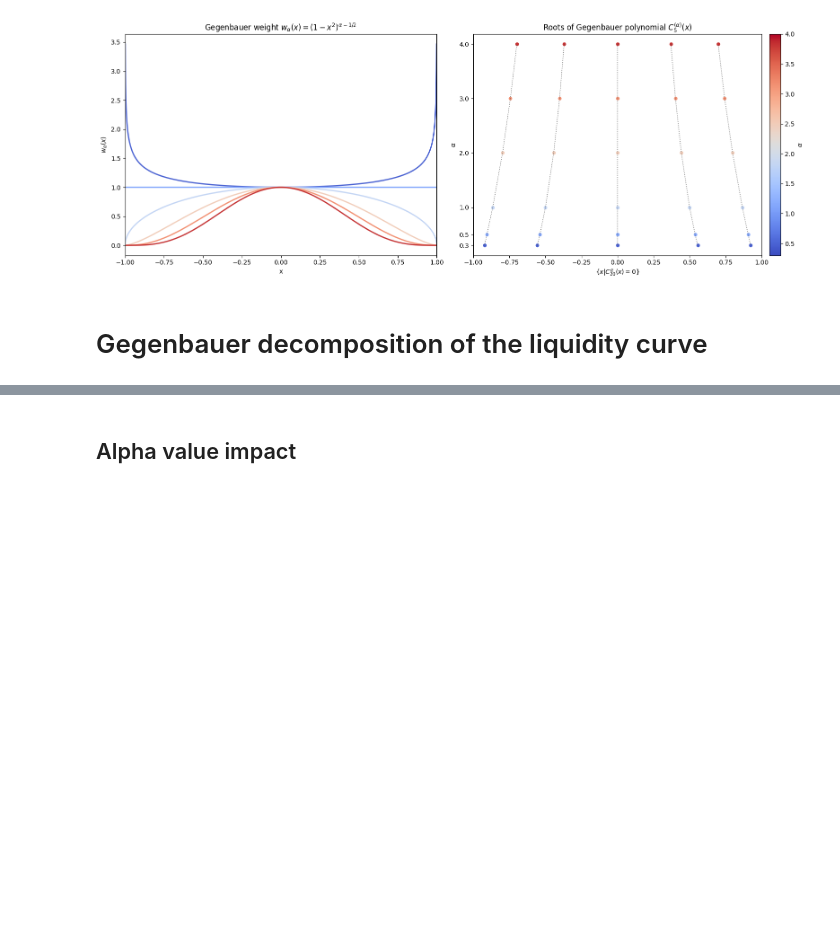
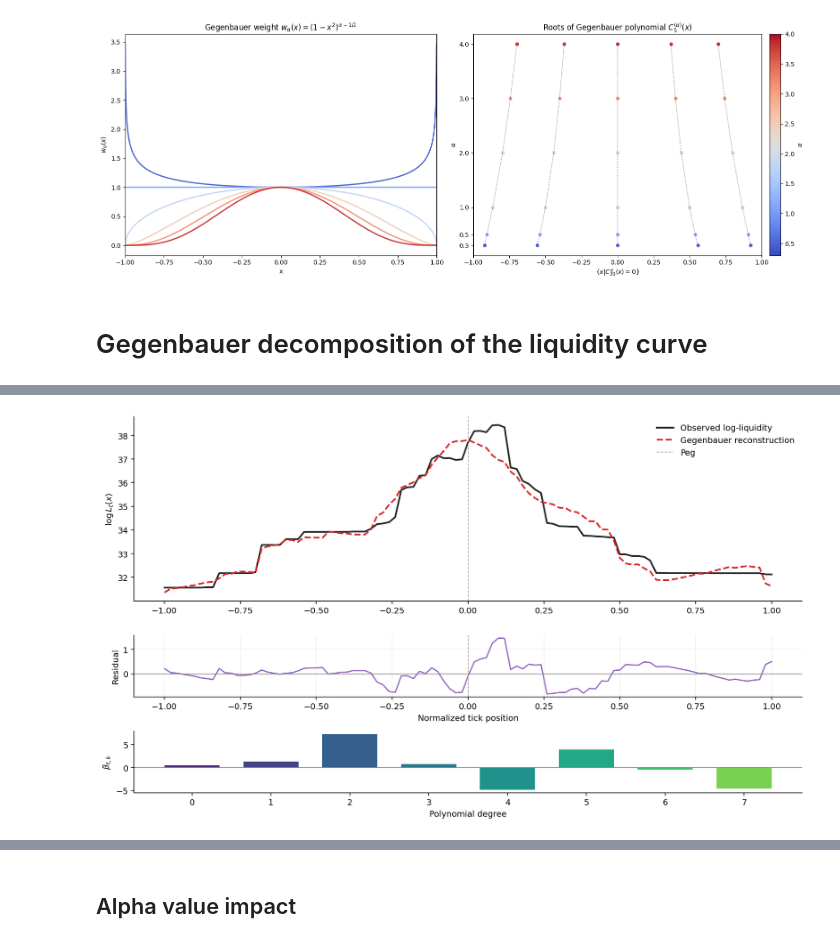
Before and after one commit to QuantLet/onchain-insights, a Jupyter notebook: 7. Gegenbauer Polynomials/code.ipynb, the cells around one changed output, grey strips where cells are left out. Cells and saved outputs as stored; diff of their text form; code cells hidden in the pictures; blank space fills up the shorter version.

```diff
--- a/7. Gegenbauer Polynomials/code.ipynb
+++ b/7. Gegenbauer Polynomials/code.ipynb
@@ -209,0 +532,74 @@ fig.savefig('./gegenbauer_scores_comparison.png', dpi=300, transparent = True, b
+# %%
+# Select a representative curve.
+# Replace with a specific timestamp if desired.
+row_id = len(timestamps) - 2000
+
+ts = timestamps[row_id]
+observed = Y_obs[row_id]
+fitted = Y_hat[row_id]
+residual = observed - fitted
+
+fig, axes = plt.subplots(
+    3,
+    1,
+    figsize=(12, 7),
+    sharex=False,
+    gridspec_kw={"height_ratios": [3, 1, 1]}
+)
+
+axes[0].plot(
+    x,
+    observed,
+    color="#222222",
+    lw=2,
+    label="Observed log-liquidity"
+)
+
+axes[0].plot(
+    x,
+    fitted,
+    color="#d62728",
+    lw=2,
+    ls="--",
+    label="Gegenbauer reconstruction"
+)
+
+axes[0].axvline(
+    0,
+    color="0.7",
+    lw=0.9,
+    ls="--",
+    label="Peg"
+)
+
+axes[0].set_ylabel(r"$\log L_t(x)$")
+# axes[0].set_title(f"{ts}")
+axes[0].legend(frameon=False)
+
+ax = axes[1]
+ax.plot(x, residual, color="#9467bd", lw=1.5)
+ax.axhline(0, color="0.5", lw=0.8)
+ax.axvline(0, color="0.7", lw=0.9, ls="--")
+ax.set_xlabel("Normalized tick position")
+ax.set_ylabel("Residual")
+ax.grid(alpha=0.2)
+
+
+axes[2].bar(
+    np.arange(n_components),
+    scores[row_id],
+    color=colors,
+    width=0.7
+)
+
+axes[2].axhline(0, color="0.5", lw=0.8)
+axes[2].set_xlabel("Polynomial degree")
+axes[2].set_ylabel(r"$\beta_{t,k}$")
+axes[2].set_xticks(np.arange(n_components))
+
+
+fig.tight_layout()
+plt.savefig("gegenbauer_curve_reconstruction.png", bbox_inches="tight", transparent = True, dpi = 300)
+plt.show()
+# %% [output]
+[figure, added]
```
Also changed, not shown: parts of 9 cells of this notebook, 2 other files.
